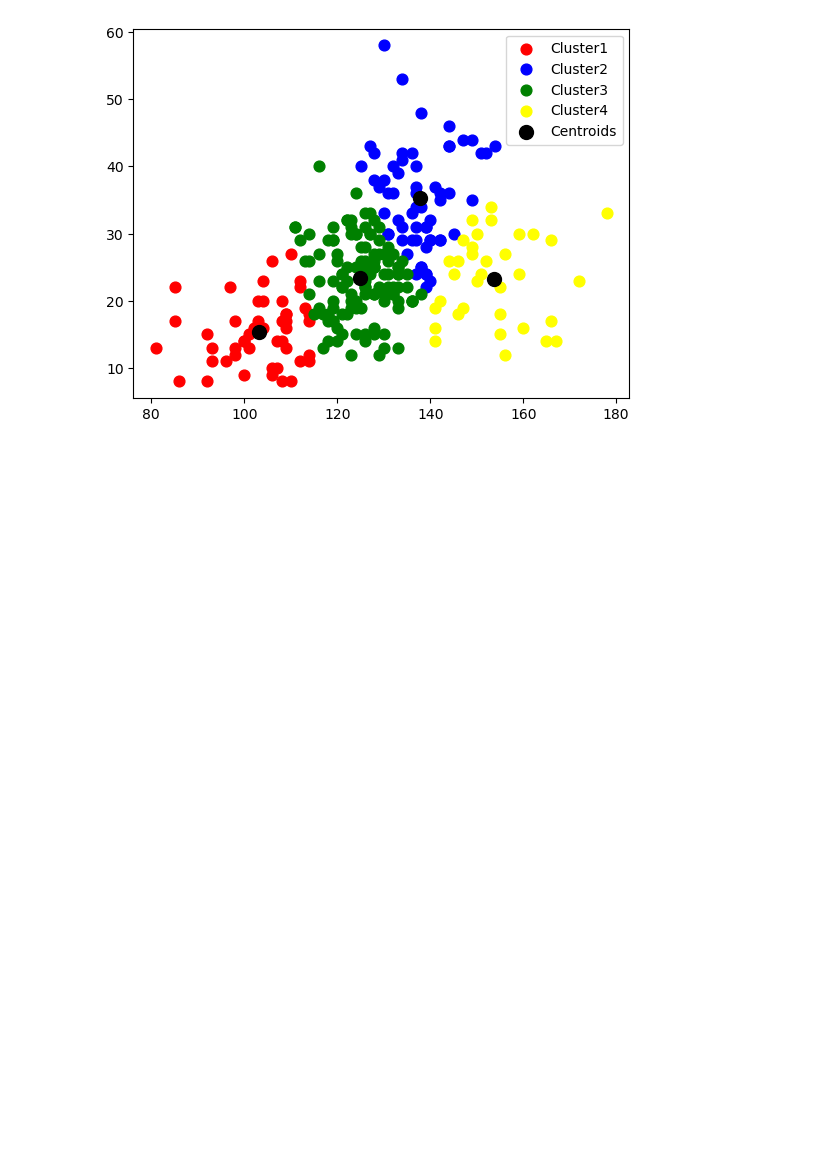
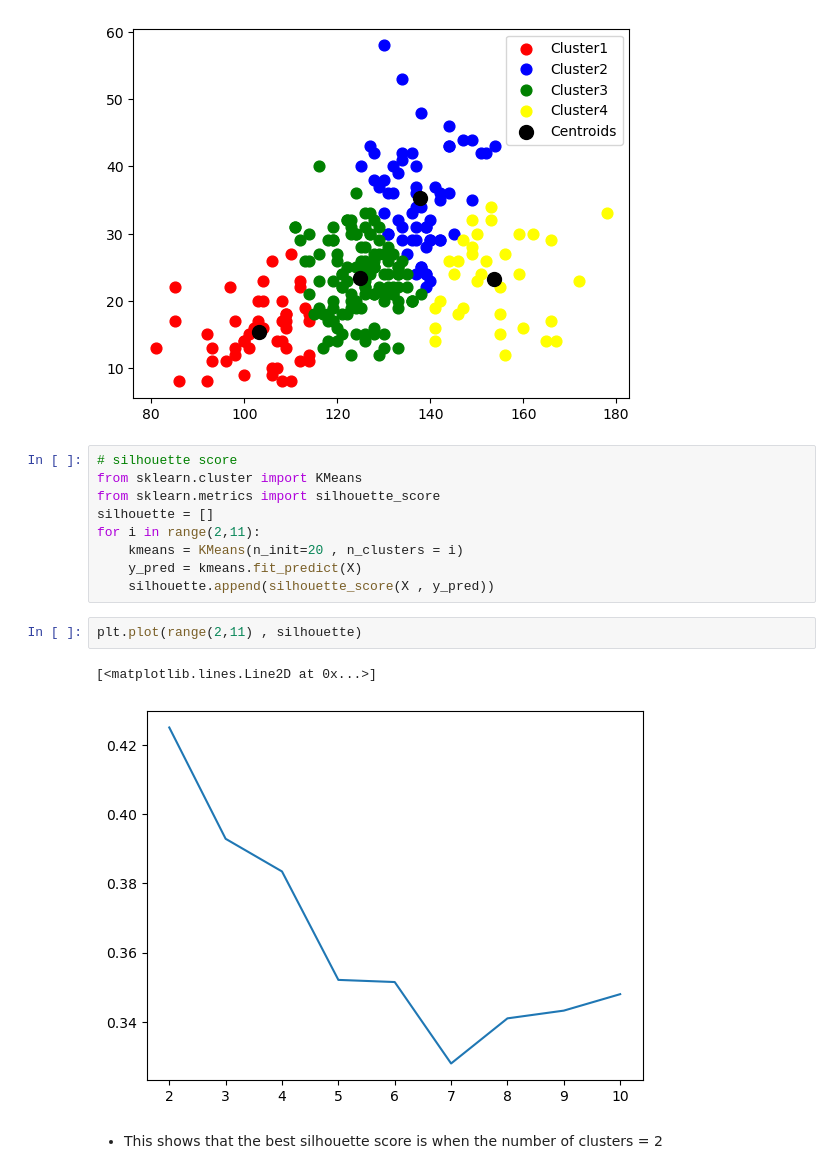
Before and after one commit to PradhumanSoni/Learn_ML, a Jupyter notebook: 24. Clustering/ipl_assignment.ipynb, the cells around one changed output. Cells and saved outputs as stored; diff of their text form; blank space fills up the shorter version.

Commit message:
practiced using silhouette score to find the best number of clusters to use in KMeans.

```diff
--- a/24. Clustering/ipl_assignment.ipynb
+++ b/24. Clustering/ipl_assignment.ipynb
@@ -176,3 +176,19 @@ plt.legend()
 plt.show()
 # %% [output]
 [figure]
+# %%
+# silhouette score
+from sklearn.cluster import KMeans
+from sklearn.metrics import silhouette_score
+silhouette = []
+for i in range(2,11):
+    kmeans = KMeans(n_init=20 , n_clusters = i)
+    y_pred = kmeans.fit_predict(X)
+    silhouette.append(silhouette_score(X , y_pred))
+# %%
+plt.plot(range(2,11) , silhouette)
+# %% [output]
+[<matplotlib.lines.Line2D at 0x...>]
+[figure, added]
+# %% [markdown]
+- This shows that the best silhouette score is when the number of clusters = 2
```
